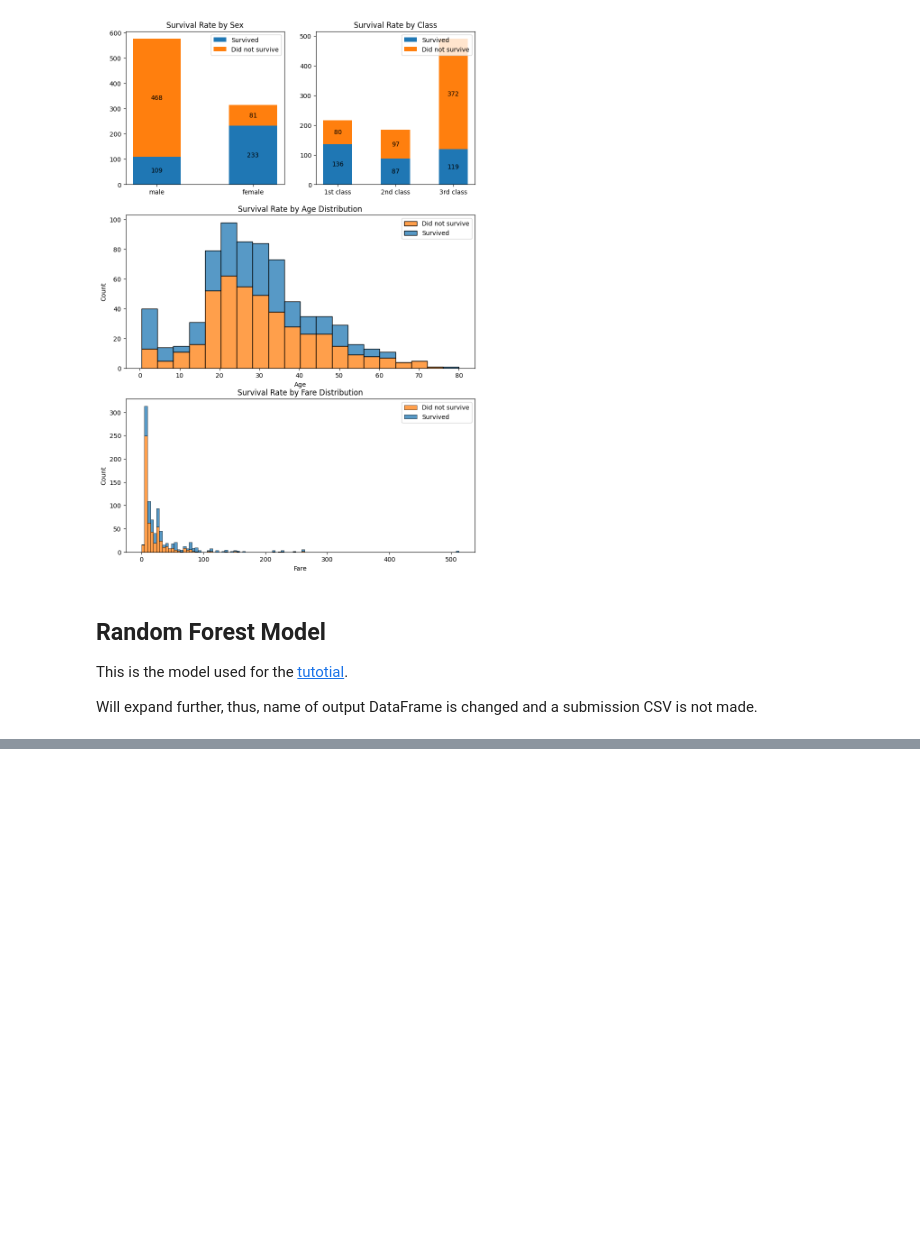
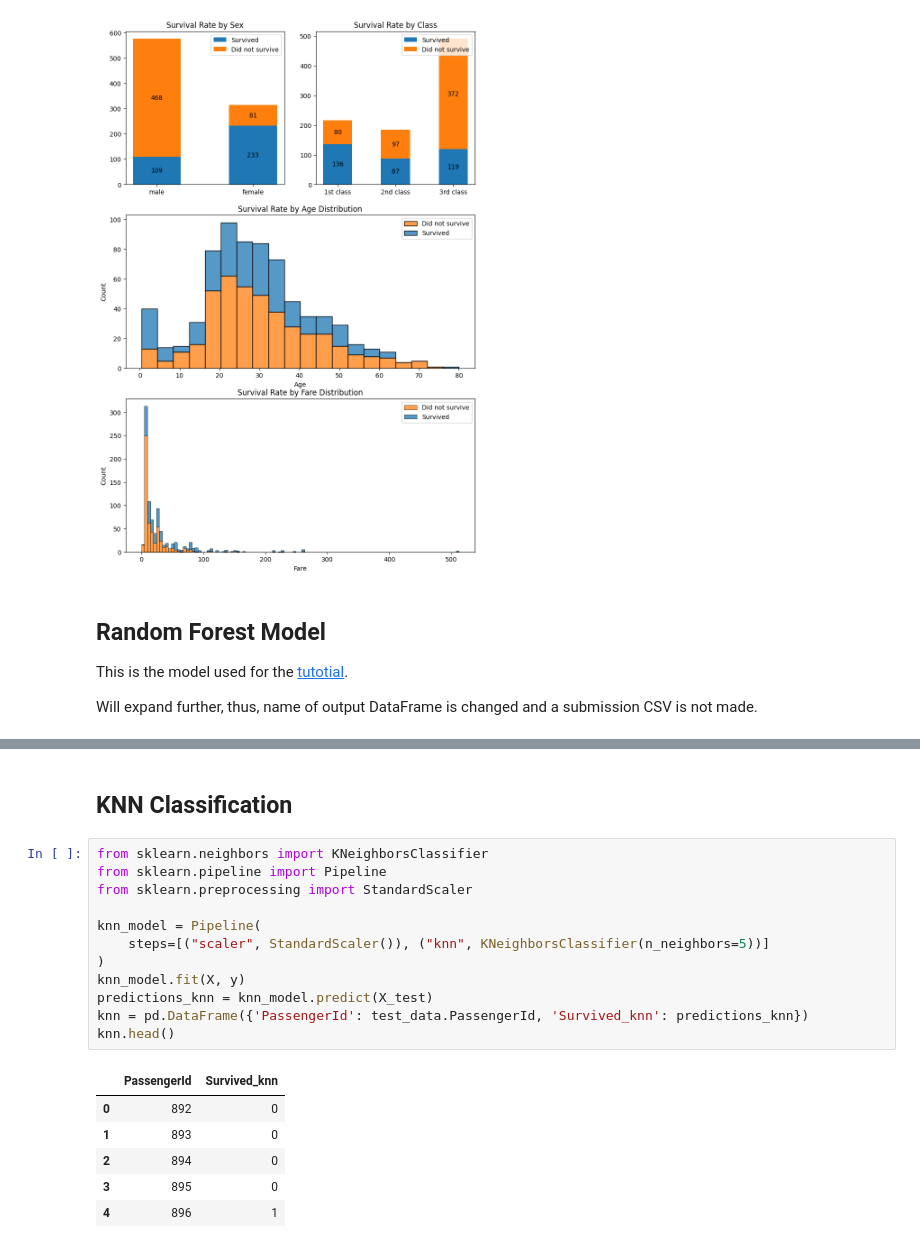
Before and after one commit to smin0303/kaggle-titanic, a Jupyter notebook: titanic.ipynb, the cells around one changed output, grey strips where cells are left out. Saved outputs shown, nothing was run; the diff lists cells and outputs as text; blank space fills up the shorter version.

```diff
--- a/titanic.ipynb
+++ b/titanic.ipynb
@@ -176,0 +174,21 @@ rfc.head()
+# %% [markdown]
+## KNN Classification
+# %%
+from sklearn.neighbors import KNeighborsClassifier
+from sklearn.pipeline import Pipeline
+from sklearn.preprocessing import StandardScaler
+
+knn_model = Pipeline(
+    steps=[("scaler", StandardScaler()), ("knn", KNeighborsClassifier(n_neighbors=5))]
+)
+knn_model.fit(X, y)
+predictions_knn = knn_model.predict(X_test)
+knn = pd.DataFrame({'PassengerId': test_data.PassengerId, 'Survived_knn': predictions_knn})
+knn.head()
+# %% [output]
+|  | PassengerId | Survived_knn |
+| 0 | 892 | 0 |
+| 1 | 893 | 0 |
+| 2 | 894 | 0 |
+| 3 | 895 | 0 |
+| 4 | 896 | 1 |
```
Also changed, not shown: parts of 12 cells of this notebook, 2 other files.
